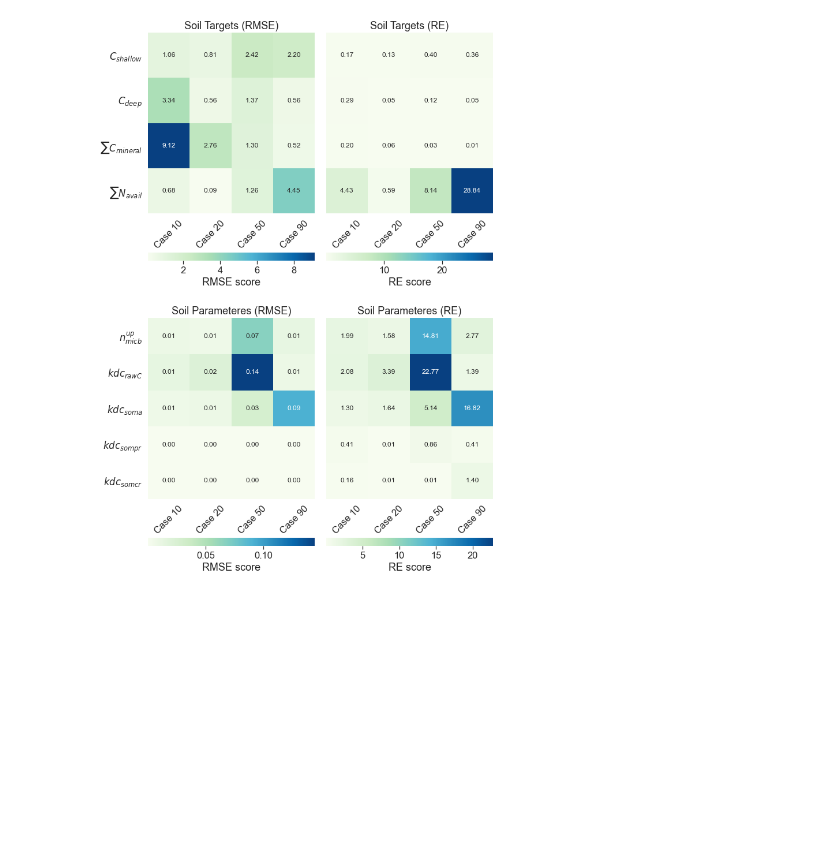
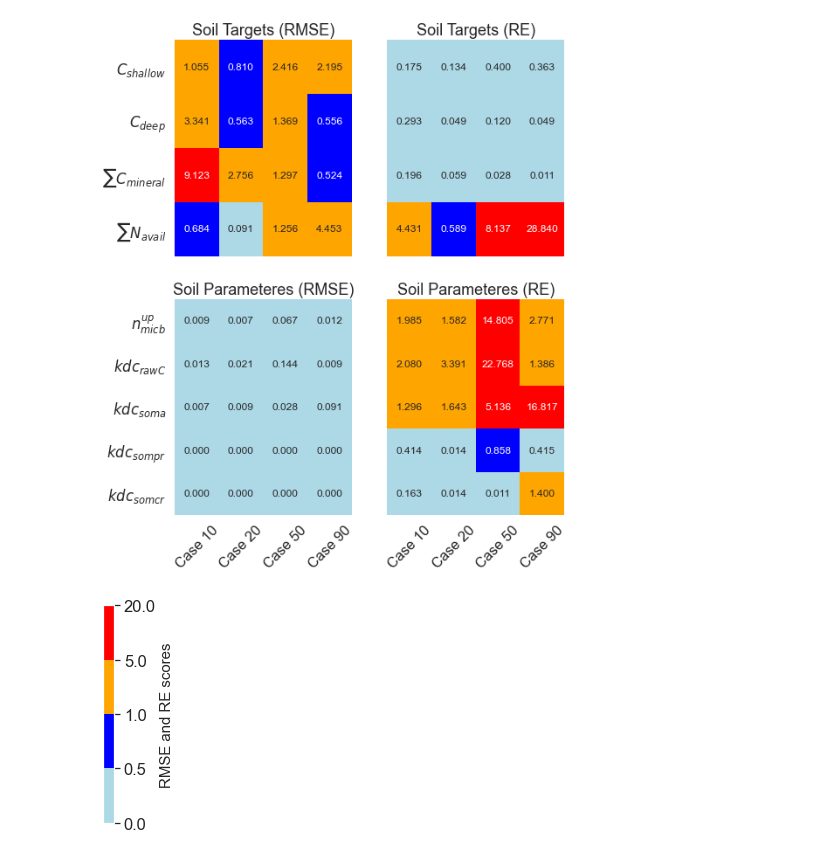
Before and after one commit to whrc/MADS-TEM-calibration, a Jupyter notebook: synthetic_experiment_final/Syn_CA_main_figs.ipynb, the cells around one changed output. Saved outputs shown, nothing was run; the diff lists cells and outputs as text; code cells hidden in the pictures; blank space fills up the shorter version.

```diff
--- a/synthetic_experiment_final/Syn_CA_main_figs.ipynb
+++ b/synthetic_experiment_final/Syn_CA_main_figs.ipynb
@@ -422,21 +451,26 @@ def soil_metric_matrix(ax, param, error='rmse', colorb=True):
     n_rows, n_cols = metric_matrix.shape
     sns.set(font_scale=1.5)
 
-    if error=='rmse':
-        cbar_label='RMSE score'
-    else:
-        cbar_label='RE score'
+    cbar_label='RMSE and RE scores'
+    color_levels = [0, 0.5, 1, 5, 20]  # Correlation ranges
+    colors = ['lightblue','blue', 'orange', 'red']  # Corresponding colors
+    cmap = LinearSegmentedColormap.from_list('custom_discrete', colors, N=len(color_levels) - 1)
+    norm = BoundaryNorm(color_levels, cmap.N, clip=True)
+
 
     if colorb:
-        sns.heatmap(metric_matrix, cmap="GnBu",
-                    annot=True, fmt=".2f",
-                   cbar_kws={'label': cbar_label,"orientation": 'horizontal'},
+        sns.heatmap(metric_matrix, cmap=cmap, norm=norm, annot=True, fmt=".3f",
+                    cbar=False,
+                   cbar_kws={'label': cbar_label,"orientation": 'vertical'},
                    annot_kws={"fontsize":12}, ax=ax)
+        # Create a separate figure for the colorbar with fixed length
+        fig_cbar, ax_cbar = plt.subplots(figsize=(0.2, 4))  # Adjust size for a vertical colorbar
+        cbar = plt.colorbar(plt.cm.ScalarMappable(norm=norm, cmap=cmap), cax=ax_cbar)
+        cbar.set_label(cbar_label, fontsize=15)
     else:
-        sns.heatmap(metric_matrix, cmap="coolwarm",
-                    annot=True, fmt=".2f",
+        sns.heatmap(metric_matrix, cmap=cmap, norm=norm, annot=True, fmt=".3f",
                    cbar=False,
-                   cbar_kws={'label': cbar_label,"orientation": 'horizontal'},
+                   cbar_kws={'label': cbar_label,"orientation": 'vertical'},
                    annot_kws={"fontsize":12}, ax=ax)
 
     ax.tick_params(axis='x', rotation=45)
@@ -452,11 +486,13 @@ def soil_metric_matrix(ax, param, error='rmse', colorb=True):
     else:
         if error=='rmse':
             ax.set_title('Soil Targets (RMSE)')
+            ax.set_xticks([])
 
         else:
             ax.set_title('Soil Targets (RE)')
             ax.set(ylabel=None)
             ax.set_yticks([])
+            ax.set_xticks([])
 
 
 
@@ -520,38 +556,37 @@ def get_csoil(case=10, rmetric='r2rmse', error='rmse', param=True):
         else:
             rmse_csoil_MD1 = rmse(y_sort,df_model.iloc[-1,:])
         csoil=get_by_index(rmse_csoil_MD1,['CarbonShallow','CarbonDeep','CarbonMineralSum','AvailableNitrogenSum'])
     else:
         true_params=[0.4495,   # micbnup: parameter for soil microbial immobialization of N  .64
                 0.634,    # kdcrawc: raw-material (litter) C decompositin rates at reference condition   .654
                 0.54,     # kdcsoma:   0.58
                 0.002,    # kdcsompr:
                 0.00007]  # kdcsomcr:
         x_sort=xparams_MD1.sort_values(by=[rmetric],ascending=order)[:].iloc[:5,:-6].copy()
         if error=='re':
             rmse_csparams = relative_error(x_sort,true_params)
         else:
             rmse_csparams = rmse(x_sort,true_params)
         csoil=get_by_index(rmse_csparams,param_header)
 
     return csoil
 
-#get_csoil(case=10, rmetric='r2rmse', param=False)
-#plt.subplots(figsize=(6, 9))  # Create a 2x2 grid of subplot
-#soil_metric_matrix(param=False, error='re')
-
-
-fig, axs = plt.subplots(2, 2, figsize=(10, 14))  # Create a 2x2 grid of subplot
+fig, axs = plt.subplots(2, 2, figsize=(8, 10))  # Create a 2x2 grid of subplot
 # Flatten the 2x2 array of axes to a 1D array for easy iteration
 axs = axs.flatten()
 err=['rmse','re','rmse','re']
 i=0
 vparam=False
+colorb=False
 for er in err:
     if i>1:
         vparam=True
-    soil_metric_matrix(axs[i], param=vparam, error=er)
+    if i==3:
+        colorb=True
+    soil_metric_matrix(axs[i], param=vparam, error=er, colorb=colorb)
     i+=1
 
 plt.tight_layout()  # Adjust subplots to fit into the figure area
 # %% [output]
-[figure, old version]
+[figure, new version]
+[figure, added]
```
Also changed, not shown: parts of 8 cells of this notebook, 11 other files.
